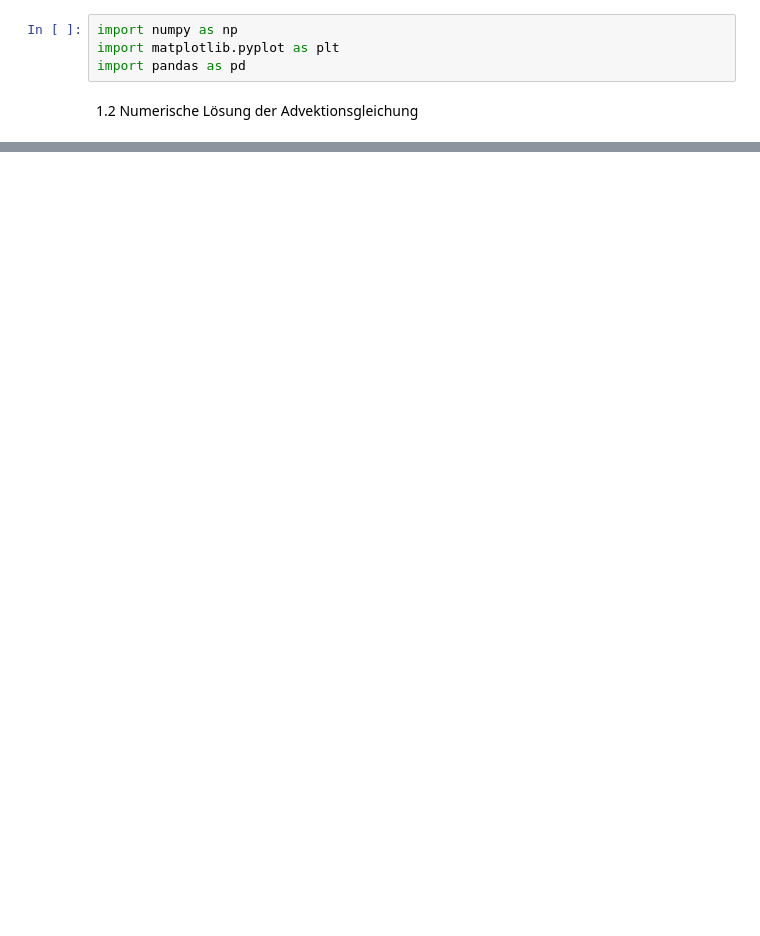
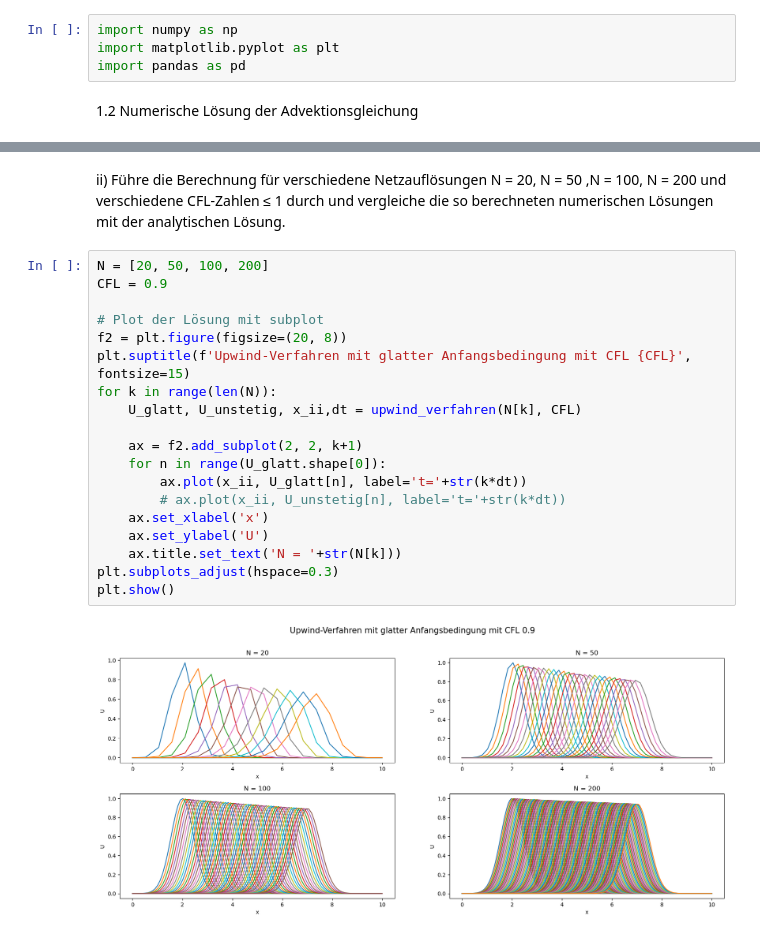
Before and after one commit to Javiermateor/Flachwassergleichung, a Jupyter notebook: HA1.ipynb, the cells around one changed output, grey strips where cells are left out. Saved outputs shown, nothing was run; the diff lists cells and outputs as text; blank space fills up the shorter version.

```diff
--- a/HA1.ipynb
+++ b/HA1.ipynb
@@ -63,0 +68,23 @@ plt.show()
+# %% [markdown]
+ii) Führe die Berechnung für verschiedene Netzauflösungen N = 20, N = 50 ,N = 100, N = 200 und verschiedene CFL-Zahlen ≤ 1 durch und vergleiche die so berechneten numerischen Lösungen mit der analytischen Lösung.
+# %%
+N = [20, 50, 100, 200]
+CFL = 0.9
+
+# Plot der Lösung mit subplot
+f2 = plt.figure(figsize=(20, 8))
+plt.suptitle(f'Upwind-Verfahren mit glatter Anfangsbedingung mit CFL {CFL}', fontsize=15)
+for k in range(len(N)):
+    U_glatt, U_unstetig, x_ii,dt = upwind_verfahren(N[k], CFL)
+
+    ax = f2.add_subplot(2, 2, k+1)
+    for n in range(U_glatt.shape[0]):
+        ax.plot(x_ii, U_glatt[n], label='t='+str(k*dt))
+        # ax.plot(x_ii, U_unstetig[n], label='t='+str(k*dt))
+    ax.set_xlabel('x')
+    ax.set_ylabel('U')
+    ax.title.set_text('N = '+str(N[k]))
+plt.subplots_adjust(hspace=0.3)
+plt.show()
+# %% [output]
+[figure, added]
```
Also changed, not shown: parts of 5 cells of this notebook.
